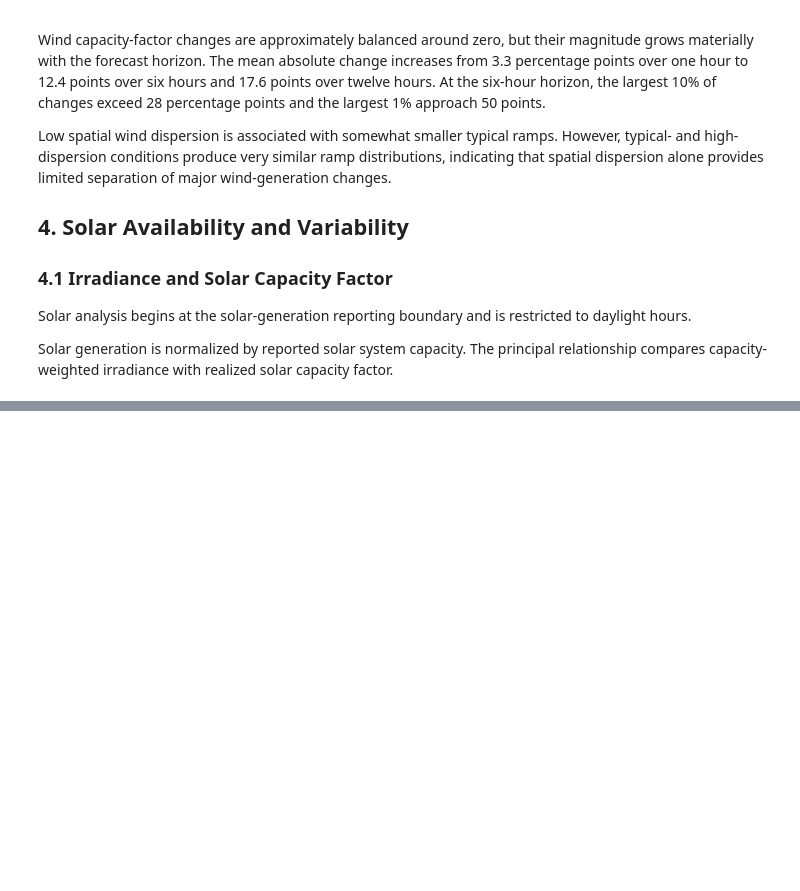
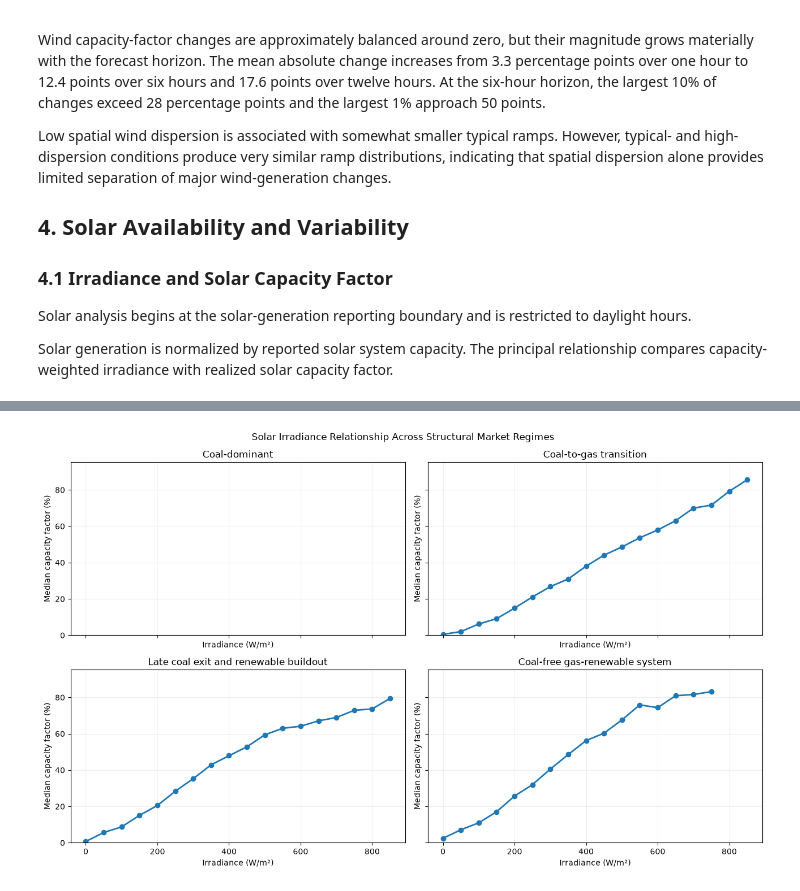
Before and after one commit to bhasein/alberta_power_markets_project, a Jupyter notebook: notebooks/04_Weather_Demand_and_Renewable_Variability.ipynb, the cells around one changed output, grey strips where cells are left out. Saved outputs shown, nothing was run; the diff lists cells and outputs as text; code cells hidden in the pictures; blank space fills up the shorter version.

```diff
--- a/notebooks/04_Weather_Demand_and_Renewable_Variability.ipynb
+++ b/notebooks/04_Weather_Demand_and_Renewable_Variability.ipynb
@@ -1708,0 +1809,57 @@ Solar generation is normalized by reported solar system capacity. The principal
+# %%
+# ---------------------------------------------------------------------
+# Compare solar response across structural regimes
+# ---------------------------------------------------------------------
+
+solar_regime_response = (
+    solar_frame.groupby(["structural_regime", "radiation_bin_wm2"], observed=True)
+    .agg(
+        hours=("solar_capacity_factor_pct", "size"),
+        median_capacity_factor_pct=("solar_capacity_factor_pct", "median"),
+    ).reset_index()
+)
+
+maximum_solar_cf = (
+    solar_regime_response["median_capacity_factor_pct"].max()
+)
+
+fig, axes = plt.subplots(
+    2,
+    2,
+    figsize = (13, 8),
+    sharex = True,
+    sharey = True,
+)
+
+for axis, regime in zip(
+    axes.flatten(),
+    STRUCTURAL_REGIME_ORDER,
+):
+    plot_data = (
+        solar_regime_response.loc[solar_regime_response["structural_regime"].eq(regime)
+        & solar_regime_response["hours"].ge(MINIMUM_BIN_HOURS)]
+        .sort_values("radiation_bin_wm2")
+    )
+
+    axis.plot(
+        plot_data["radiation_bin_wm2"],
+        plot_data["median_capacity_factor_pct"],
+        marker="o",
+        linewidth=2,
+    )
+
+    axis.set_title(regime)
+    axis.set_xlabel("Irradiance (W/m²)")
+    axis.set_ylabel("Median capacity factor (%)")
+    axis.set_ylim(0, maximum_solar_cf * 1.05)
+    axis.grid(alpha=0.20)
+
+fig.suptitle(
+    "Solar Irradiance Relationship Across "
+    "Structural Market Regimes"
+)
+
+plt.tight_layout()
+plt.show()
+# %% [output]
+[figure, added]
```
Also changed, not shown: parts of 43 cells of this notebook, 46 other files.
